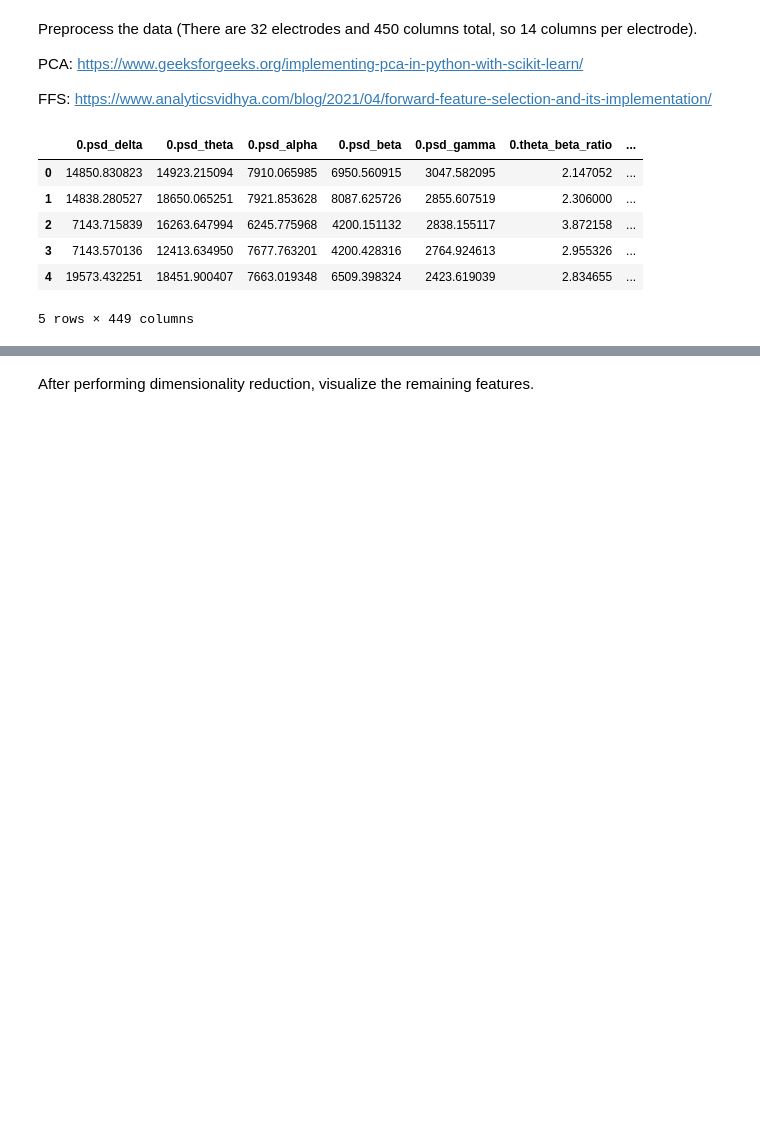
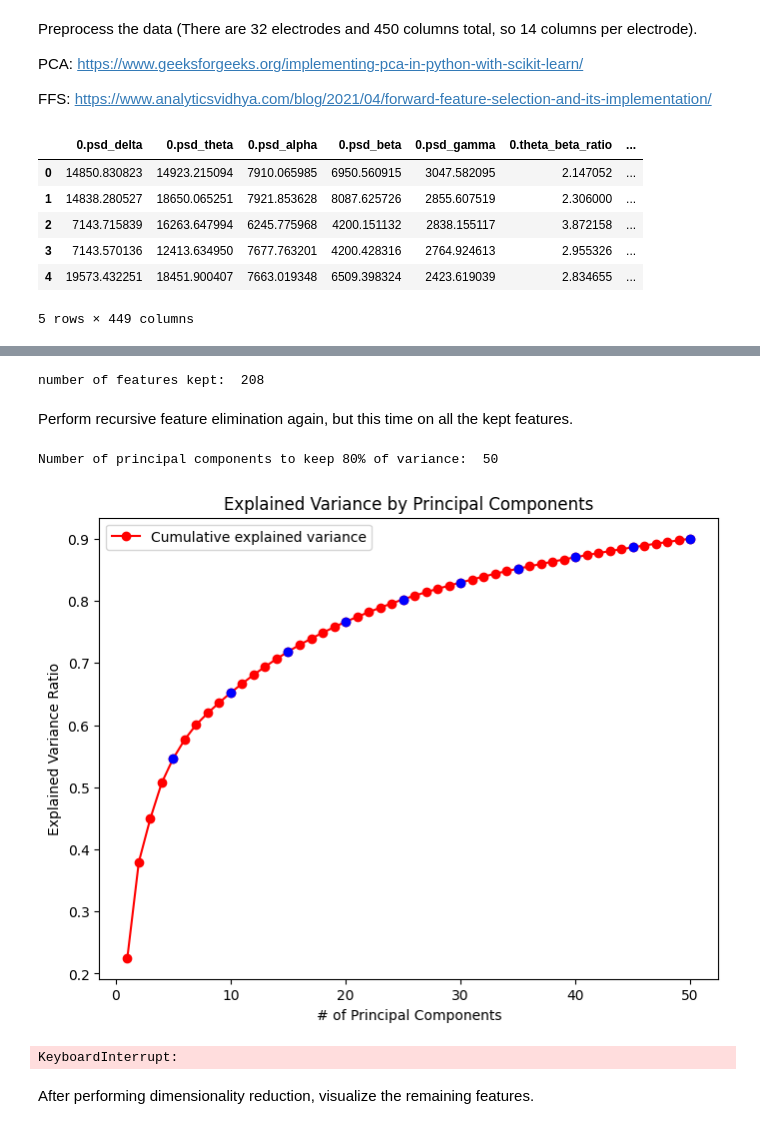
Before and after one commit to ayushilal20/MindWave-Predicting-Mental-States-through-EEG-Data, a Jupyter notebook: Classification/Stress/stress_classification.ipynb, the cells around one changed output, grey strips where cells are left out. Cells and saved outputs as stored; diff of their text form; code cells hidden in the pictures; blank space fills up the shorter version.

```diff
--- a/Classification/Stress/stress_classification.ipynb
+++ b/Classification/Stress/stress_classification.ipynb
@@ -61,3 +69,7 @@ df_A.head()
 | 3 | 7143.570136 | 12413.634950 | 7677.763201 | 4200.428316 | 2764.924613 | 2.955326 | ... |
 | 4 | 19573.432251 | 18451.900407 | 7663.019348 | 6509.398324 | 2423.619039 | 2.834655 | ... |
 5 rows × 449 columns
+# %%
+print(df_A.shape)
+y = df_A.iloc[:, -1]
+y.head()
@@ -100,0 +140,3 @@ for i in range(32):
+# %%
+df_A_after_rfe_1 = df_A[kept_columns]
+df_A_after_rfe_1.head()
@@ -101,2 +151,61 @@ for i in range(32):
+# %%
+print("number of features kept: ", num_features_kept)
+# %% [output]
+number of features kept:  208
+# %% [markdown]
+Perform recursive feature elimination again, but this time on all the kept features.
+# %%
+X = df_A_after_rfe_1
+curr_columns = X.columns
+
+# PCA for dimensionality reduction:
+
+# First scale the data.
+scaler = StandardScaler()
+scaler.fit(X)
+scaled_X= scaler.transform(X)
+
+# Perform PCA
+pca = PCA(n_components = 50)
+pca.fit(scaled_X)
+pca_result = pca.transform(scaled_X)
+
+# Explained variance ratio
+explained_variance_ratio = pca.explained_variance_ratio_
+cumulative_variance_ratio = np.cumsum(explained_variance_ratio)
+num_pc = np.argmax(cumulative_variance_ratio >= 0.8) + 1
+print("Number of principal components to keep 80% of variance: ", num_pc)
+
+# Visualization
+plt.figure(figsize=(8, 6))
+
+# Line plot for cumulative explained variance (all points are initially red)
+plt.plot(range(1, len(cumulative_variance_ratio) + 1), cumulative_variance_ratio, marker='o', color='red',
+         label='Cumulative explained variance', linestyle='-')
+
+# Add blue markers for every n-th point where n is divisible by 5
+for i in range(5, len(cumulative_variance_ratio) + 1, 5):
+    plt.scatter(i, cumulative_variance_ratio[i - 1], color='blue', zorder=5)
+plt.xlabel('# of Principal Components')
+plt.ylabel('Explained Variance Ratio')
+plt.title('Explained Variance by Principal Components')
+plt.legend(loc='best')
+plt.show()
+# %% [output]
+Number of principal components to keep 80% of variance:  50
+[figure, added]
+# %%
+df_subset = df_A.iloc[:, :-1]
+X = df_subset
+
+# decision tree classifier
+dt_classifier = DecisionTreeClassifier()
+min_features = 1
+# recursive feature elimination with cross validation
+rfecv = RFECV(estimator = dt_classifier, min_features_to_select = min_features, cv = StratifiedKFold(), scoring = 'accuracy')
+rfecv.fit(X, y)
+print("Optimal number of features : %d" % rfecv.n_features_)
+# %% [output]
+KeyboardInterrupt:
 # %% [markdown]
 After performing dimensionality reduction, visualize the remaining features.
```
Also changed, not shown: parts of 8 cells of this notebook.
